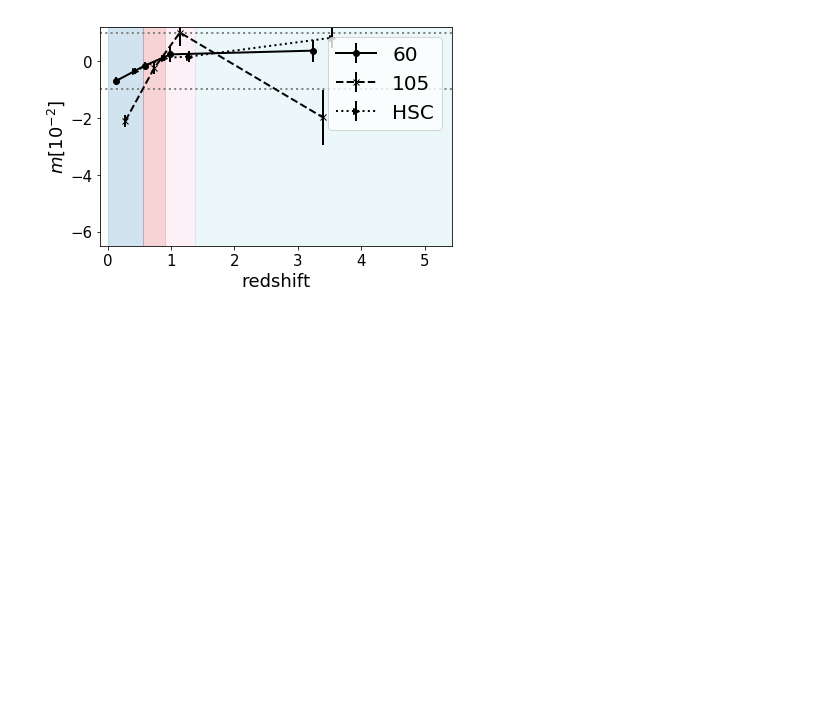
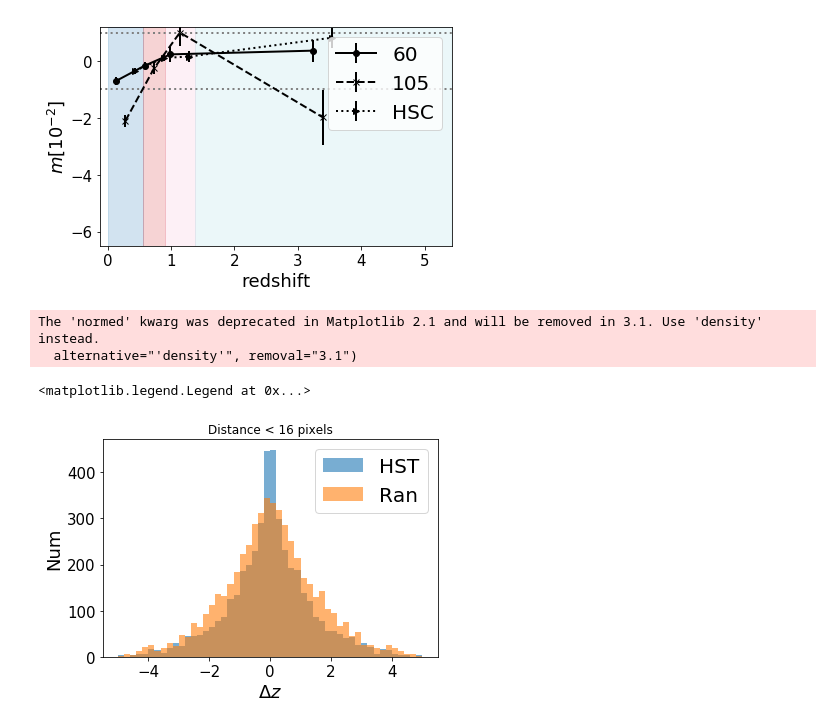
Before and after one commit to mr-superonion/FPFS, a Jupyter notebook: notebook/sim/3_6-cosmoReGauss.ipynb, the cells around one changed output. Saved outputs shown, nothing was run; the diff lists cells and outputs as text; code cells hidden in the pictures; blank space fills up the shorter version.

Commit message:
missing data for cosmosz at small distance

```diff
--- a/notebook/sim/3_6-cosmoReGauss.ipynb
+++ b/notebook/sim/3_6-cosmoReGauss.ipynb
@@ -179,3 +183,27 @@ plt.savefig(os.path.join(pltDir,'%s-%s.png' %tuple(Dir.split('/')[:-1])))
 plt.savefig(os.path.join(pltDir,'%s-%s.pdf' %tuple(Dir.split('/')[:-1])))
 # %% [output]
 [figure]
+# %%
+plt.close()
+hstcat =    pyfits.getdata('hstcatE.fits')
+xyRef   =   np.vstack([hstcat['xI'],hstcat['yI']]).T
+tree    =   scipy.spatial.cKDTree(xyRef)
+dis,inds=tree.query(xyRef,k=2)
+msk=dis[:,1]<16.
+_=plt.hist(hstcat[inds[:,1][msk]]['zphot']-hstcat[msk]['zphot'],alpha=0.6,label='HST',bins=50,range=(-5,5),normed=False)
+
+hstcat =    pyfits.getdata('hstcatR.fits')
+xyRef   =   np.vstack([hstcat['xI'],hstcat['yI']]).T
+tree    =   scipy.spatial.cKDTree(xyRef)
+dis,inds=tree.query(xyRef,k=2)
+msk=dis[:,1]<16.
+_=plt.hist(hstcat[inds[:,1][msk]]['zphot']-hstcat[msk]['zphot'],alpha=0.6,label='Ran',bins=50,range=(-5,5),normed=False)
+plt.xlabel(r'$\Delta z$')
+plt.ylabel('Num')
+plt.title('Distance < 16 pixels')
+plt.legend()
+# %% [output]
+The 'normed' kwarg was deprecated in Matplotlib 2.1 and will be removed in 3.1. Use 'density' instead.
+  alternative="'density'", removal="3.1")
+<matplotlib.legend.Legend at 0x...>
+[figure, added]
```
Also changed, not shown: parts of 16 cells of this notebook, 2 other files.
